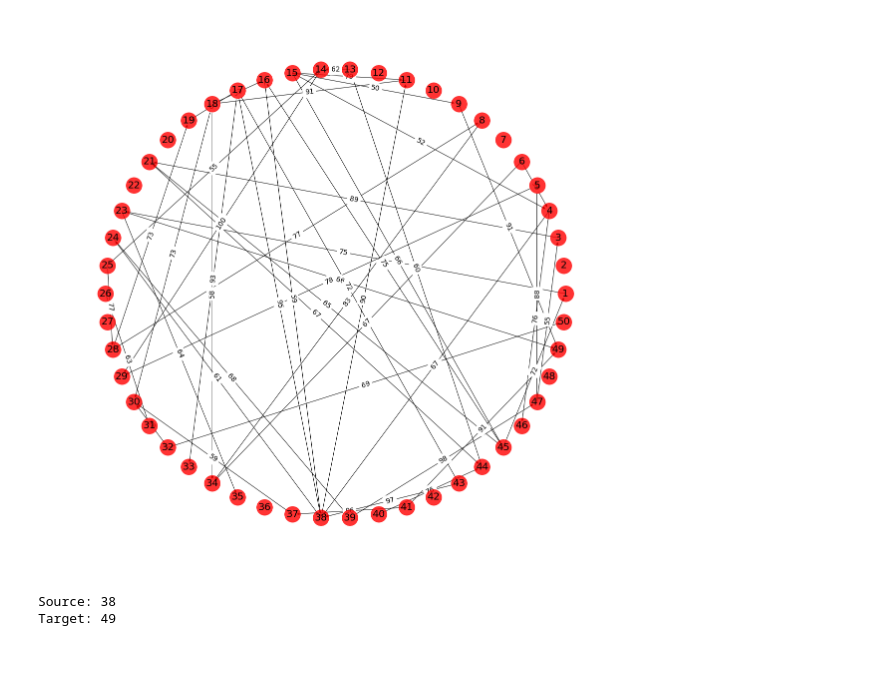
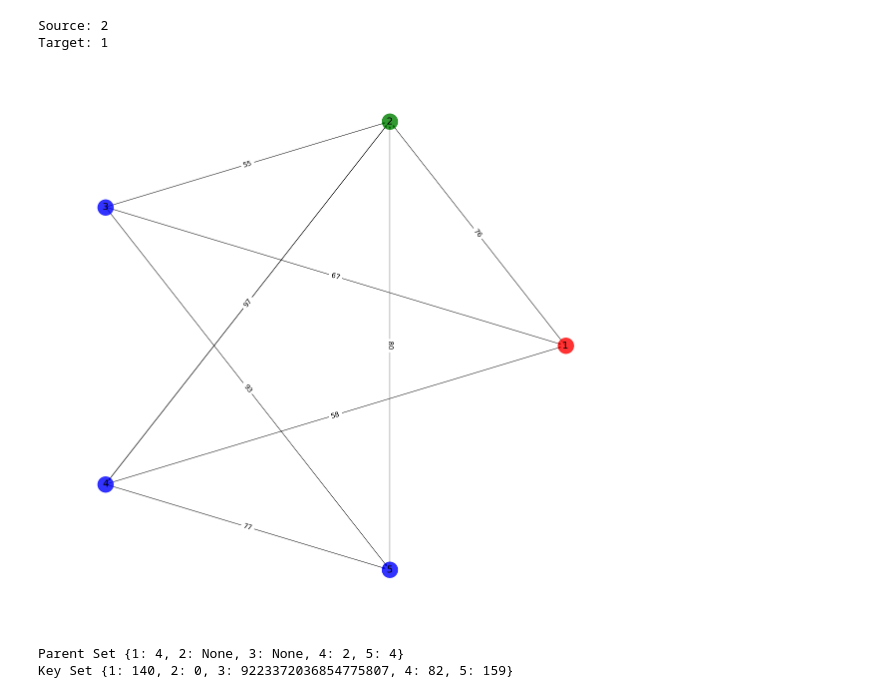
Before and after one commit to ishaanverma/shortest-path, a Jupyter notebook: Dijkstra's Algorithm.ipynb, the cells around one changed output. Saved outputs shown, nothing was run; the diff lists cells and outputs as text; code cells hidden in the pictures; blank space fills up the shorter version.

Commit message:
Added Dijkstras algorithm

```diff
--- a/Dijkstra's Algorithm.ipynb
+++ b/Dijkstra's Algorithm.ipynb
@@ -3,17 +3,21 @@ import networkx as nx
 import matplotlib.pyplot as plt
 import numpy as np
 import random
+import sys
 
 # number of nodes and edges
-NODES = 50
-EDGES = 50
+NODES = 5
+EDGES = 10
 # %%
 # creates a list of random edges along with their weights
-
 edges  = []
 for i in range(EDGES):
-    source = random.randint(1, NODES)
-    target = random.randint(1, NODES)
+    while True:
+        source = random.randint(1, NODES)
+        target = random.randint(1, NODES)
+        if source != target:
+            break
+
     weight = random.randint(50, 100)
     edges.append((source, target, weight))
 # %%
@@ -28,22 +32,6 @@ G.add_weighted_edges_from(edges)
 weights = {}
 for edge in G.edges:
     weights[edge] = G.get_edge_data(edge[0], edge[1])['weight']
-# %%
-plt.figure(figsize=(20, 20))
-pos = nx.shell_layout(G)
-
-# draw nodes with labels
-nx.draw_networkx_nodes(G, pos, node_color='r', node_size=1000, alpha=0.8)
-nx.draw_networkx_labels(G, pos, font_size=20)
-
-# draw edges with weight as labels
-nx.draw_networkx_edges(G, pos)
-nx.draw_networkx_edge_labels(G, pos, edge_labels=weights, font_size=14)
-
-plt.axis('off')
-plt.show()
-# %% [output]
-[figure, removed]
 # %%
 # Selecting a random source and target
 source = 0
@@ -55,5 +43,27 @@ while source == target:
 print('Source:', source)
 print('Target:', target)
 # %% [output]
-Source: 38
-Target: 49
+Source: 2
+Target: 1
+# %%
+plt.figure(figsize=(20, 20))
+pos = nx.shell_layout(G)
+
+# draw nodes with labels
+nodelist = list(range(1, NODES+1))
+nodelist.remove(source)
+nodelist.remove(target)
+
+nx.draw_networkx_nodes(G, pos, nodelist, node_color='b', node_size=1000, alpha=0.8)
+nx.draw_networkx_nodes(G, pos, nodelist = [source], node_color='g', node_size=1000, alpha=0.8)
+nx.draw_networkx_nodes(G, pos, nodelist = [target], node_color='r', node_size=1000, alpha=0.8)
+nx.draw_networkx_labels(G, pos, font_size=20)
+
+# draw edges with weight as labels
+nx.draw_networkx_edges(G, pos)
+nx.draw_networkx_edge_labels(G, pos, edge_labels=weights, font_size=14)
+
+plt.axis('off')
+plt.show()
+# %% [output]
+[figure, added]
@@ -59,0 +148,7 @@ Target: 49
+# %%
+dijkstra(G, source)
+print('Parent Set', parent)
+print('Key Set', key)
+# %% [output]
+Parent Set {1: 4, 2: None, 3: None, 4: 2, 5: 4}
+Key Set {1: 140, 2: 0, 3: 9223372036854775807, 4: 82, 5: 159}
```
Also changed, not shown: parts of 2 cells of this notebook.
